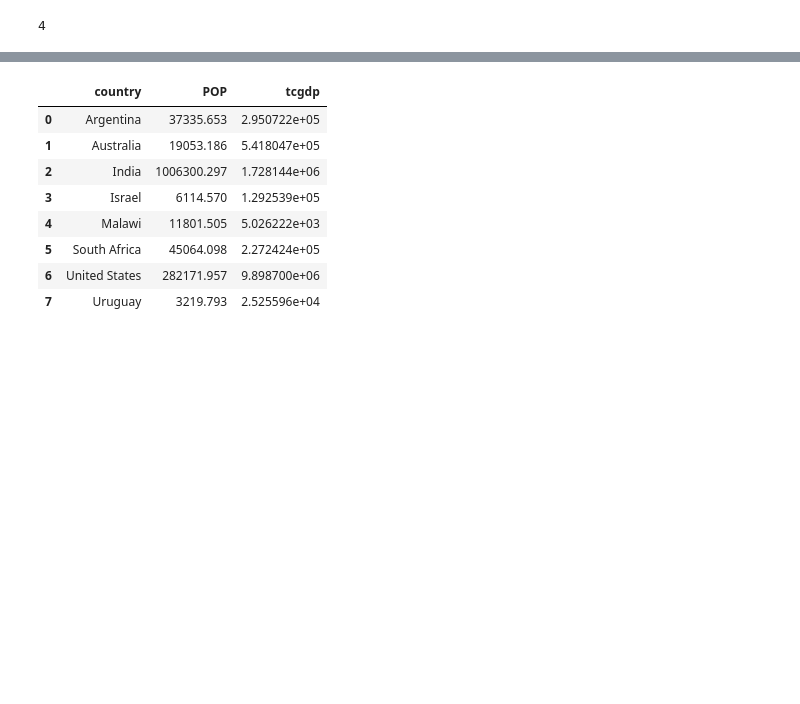
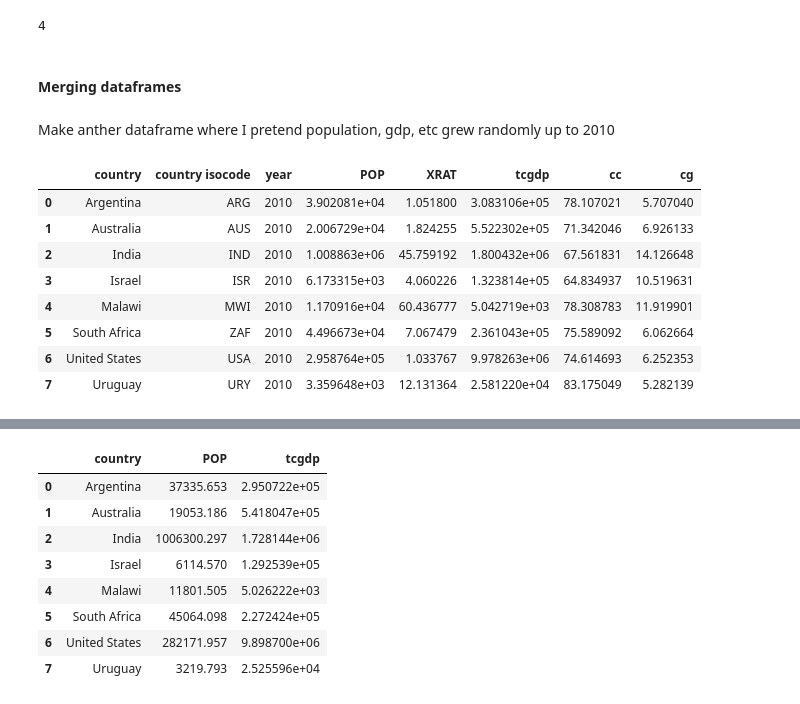
Before and after one commit to TheLeache/gds4ae_practice_23, a Jupyter notebook: session2.ipynb, the cells around one changed output, grey strips where cells are left out. Cells and saved outputs as stored; diff of their text form; code cells hidden in the pictures; blank space fills up the shorter version.

```diff
--- a/session2.ipynb
+++ b/session2.ipynb
@@ -448,3 +582,23 @@ df.loc[subset].head() == df[subset2].head()
 print(len(df.country[subset])) # how many are there?
 # %% [output]
 4
+# %% [markdown]
+#### Merging dataframes
+# %% [markdown]
+Make anther dataframe where I pretend population, gdp, etc grew randomly up to 2010
+# %%
+mat = np.random.uniform(0.99, high = 1.06, size = [len(df), 5])
+df2 = df.copy()
+df2.loc[:, ['POP',	'XRAT',	'tcgdp',	'cc',	'cg',]] = df2.loc[:, ['POP',	'XRAT',	'tcgdp',	'cc',	'cg',]]*mat
+df2['year'] = 2010
+df2
+# %% [output]
+|  | country | country isocode | year | POP | XRAT | tcgdp | cc | cg |
+| 0 | Argentina | ARG | 2010 | 3.902081e+04 | 1.051800 | 3.083106e+05 | 78.107021 | 5.707040 |
+| 1 | Australia | AUS | 2010 | 2.006729e+04 | 1.824255 | 5.522302e+05 | 71.342046 | 6.926133 |
+| 2 | India | IND | 2010 | 1.008863e+06 | 45.759192 | 1.800432e+06 | 67.561831 | 14.126648 |
+| 3 | Israel | ISR | 2010 | 6.173315e+03 | 4.060226 | 1.323814e+05 | 64.834937 | 10.519631 |
+| 4 | Malawi | MWI | 2010 | 1.170916e+04 | 60.436777 | 5.042719e+03 | 78.308783 | 11.919901 |
+| 5 | South Africa | ZAF | 2010 | 4.496673e+04 | 7.067479 | 2.361043e+05 | 75.589092 | 6.062664 |
+| 6 | United States | USA | 2010 | 2.958764e+05 | 1.033767 | 9.978263e+06 | 74.614693 | 6.252353 |
+| 7 | Uruguay | URY | 2010 | 3.359648e+03 | 12.131364 | 2.581220e+04 | 83.175049 | 5.282139 |
```
Also changed, not shown: parts of 83 cells of this notebook, 4 other files.
